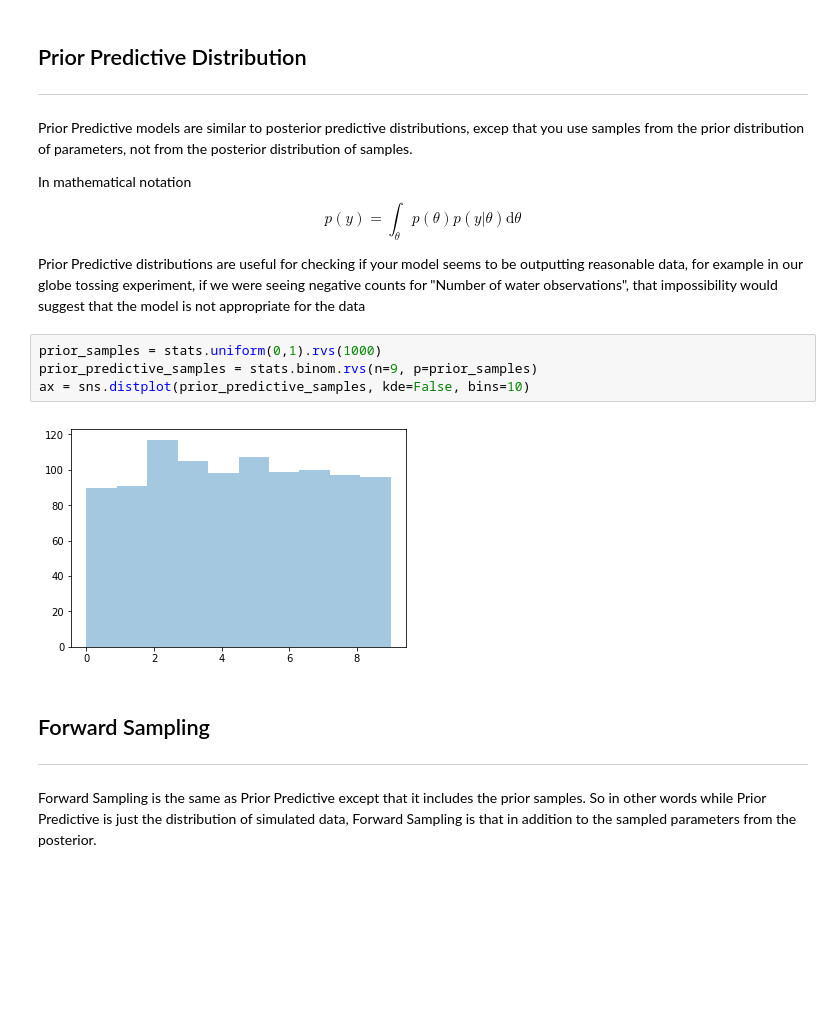
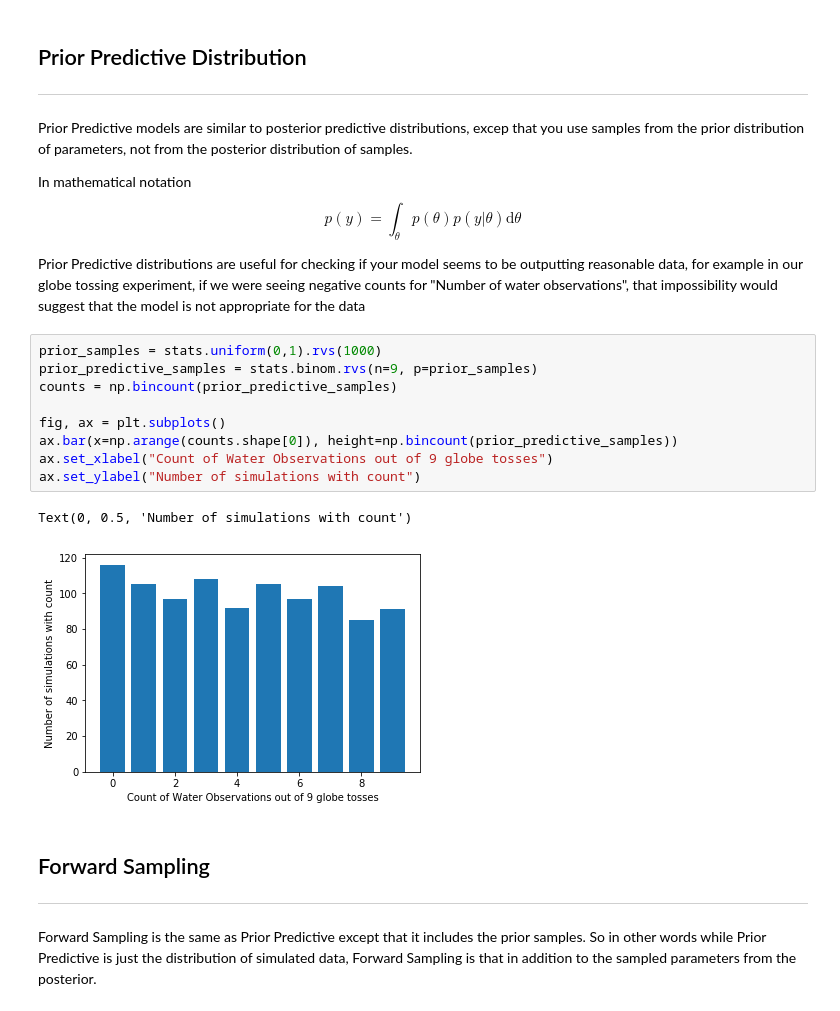
Before and after one commit to canyon289/canyon289.github.io, a Jupyter notebook: dev/content/notebooks/BayesianGlossary.ipynb, the cells around one changed output. Saved outputs shown, nothing was run; the diff lists cells and outputs as text; blank space fills up the shorter version.

```diff
--- a/dev/content/notebooks/BayesianGlossary.ipynb
+++ b/dev/content/notebooks/BayesianGlossary.ipynb
@@ -212,12 +222,18 @@ p(y) = \int_{\theta} p(\theta) p(y|\theta)\text{d}\theta
 $$
 
 Prior Predictive distributions are useful for checking if your model seems to be outputting reasonable data, for example in our globe tossing experiment, if we were seeing negative counts for "Number of water observations", that impossibility would suggest that the model is not appropriate for the data
-# %%
-prior_samples = stats.uniform(0,1).rvs(1000)
-prior_predictive_samples = stats.binom.rvs(n=9, p=prior_samples)
-ax = sns.distplot(prior_predictive_samples, kde=False, bins=10)
-# %% [output]
-[figure, removed]
+# %%
+prior_samples = stats.uniform(0,1).rvs(1000)
+prior_predictive_samples = stats.binom.rvs(n=9, p=prior_samples)
+counts = np.bincount(prior_predictive_samples)
+
+fig, ax = plt.subplots()
+ax.bar(x=np.arange(counts.shape[0]), height=np.bincount(prior_predictive_samples))
+ax.set_xlabel("Count of Water Observations out of 9 globe tosses")
+ax.set_ylabel("Number of simulations with count")
+# %% [output]
+Text(0, 0.5, 'Number of simulations with count')
+[figure, added]
 # %% [markdown]
 ## Forward Sampling
 ***
```
Also changed, not shown: parts of 6 cells of this notebook.
